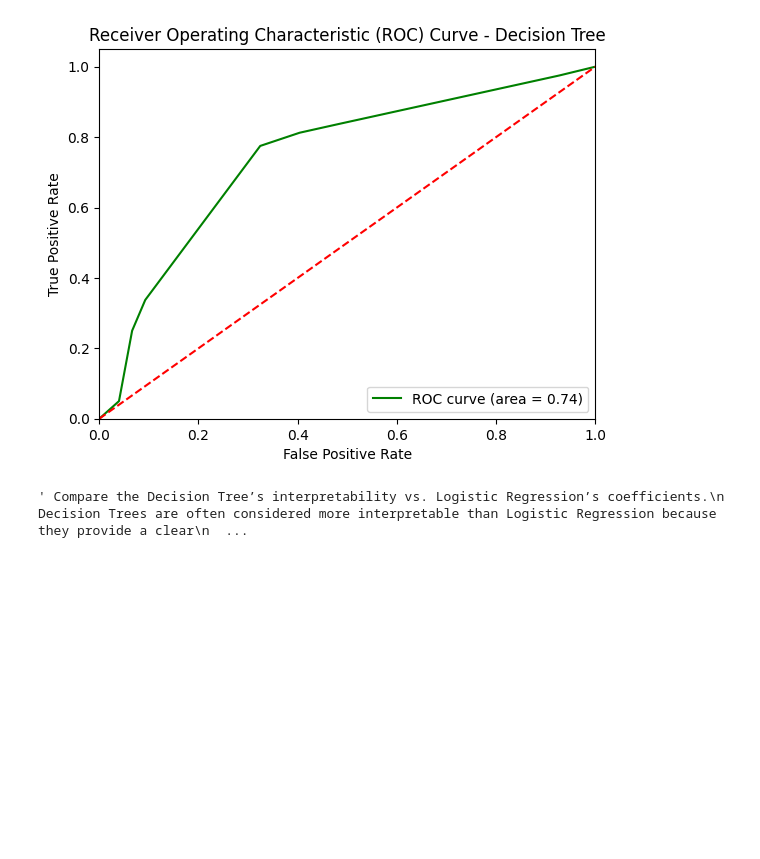
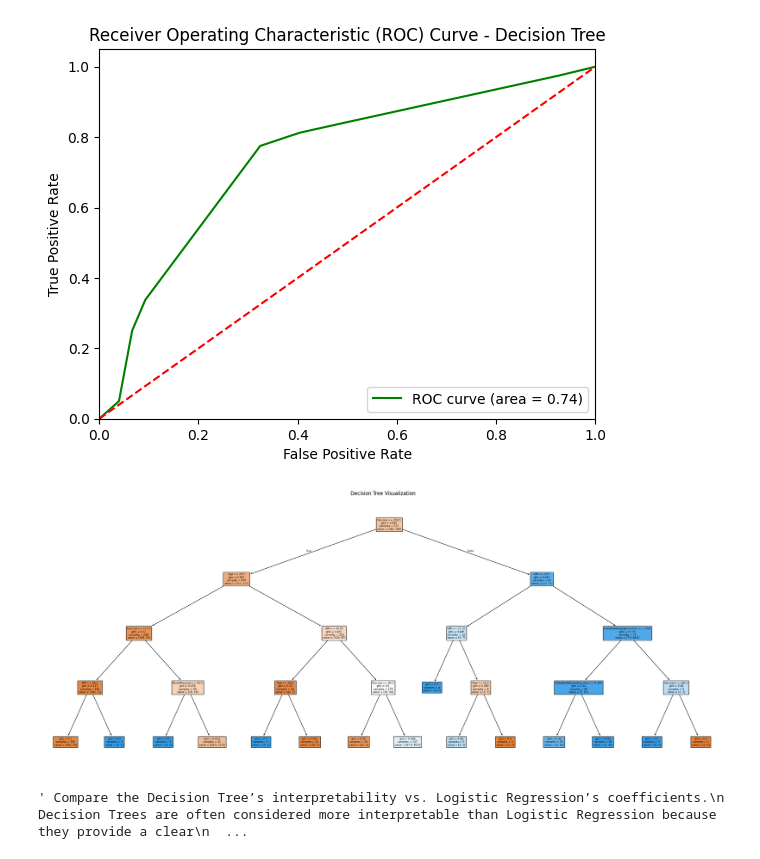
Before and after one commit to akashdesaidev/MisogiAssignments, a Jupyter notebook: ML/Evaluation/Eval.ipynb, the cells around one changed output. Saved outputs shown, nothing was run; the diff lists cells and outputs as text; code cells hidden in the pictures; blank space fills up the shorter version.

Commit message:
Ploted the Decision Tree

```diff
--- a/ML/Evaluation/Eval.ipynb
+++ b/ML/Evaluation/Eval.ipynb
@@ -164,5 +164,16 @@ Confusion Matrix (Decision Tree):
 [[102  49]
  [ 18  62]]
 [figure]
+# %%
+# Plot the Decision Tree and interpret the first split (which feature did it choose and why?).
+from sklearn.tree import plot_tree
+plt.figure(figsize=(30,12))
+plot_tree(model_dt, filled=True, feature_names=train.columns[:-1])
+plt.title("Decision Tree Visualization")
+plt.show()
+# upon zooming its getting blurry can without zoom can not read the text can fix it via increasing fig size
+# here it code to increase fig size
+# %% [output]
+[figure, added]
 # %%
 ''' Compare the Decision Tree’s interpretability vs. Logistic Regression’s coefficients.
```
Also changed, not shown: parts of 1 cell of this notebook, 1 other file.
